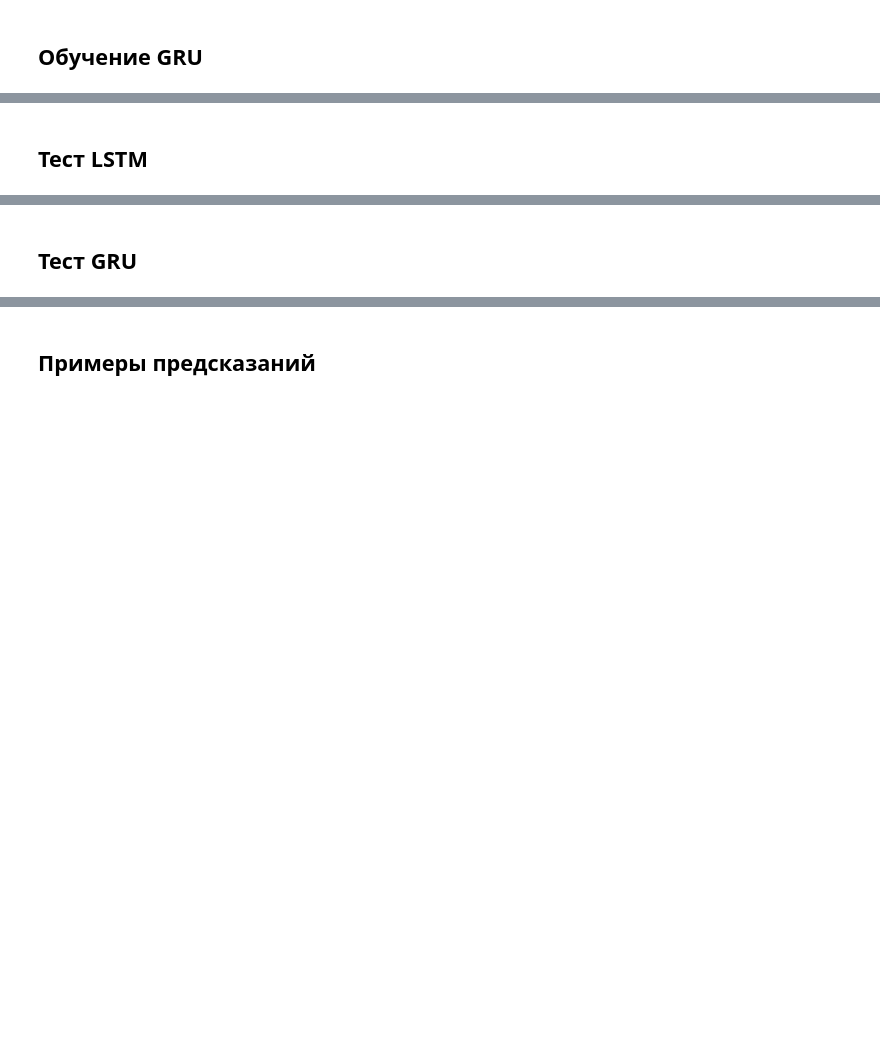
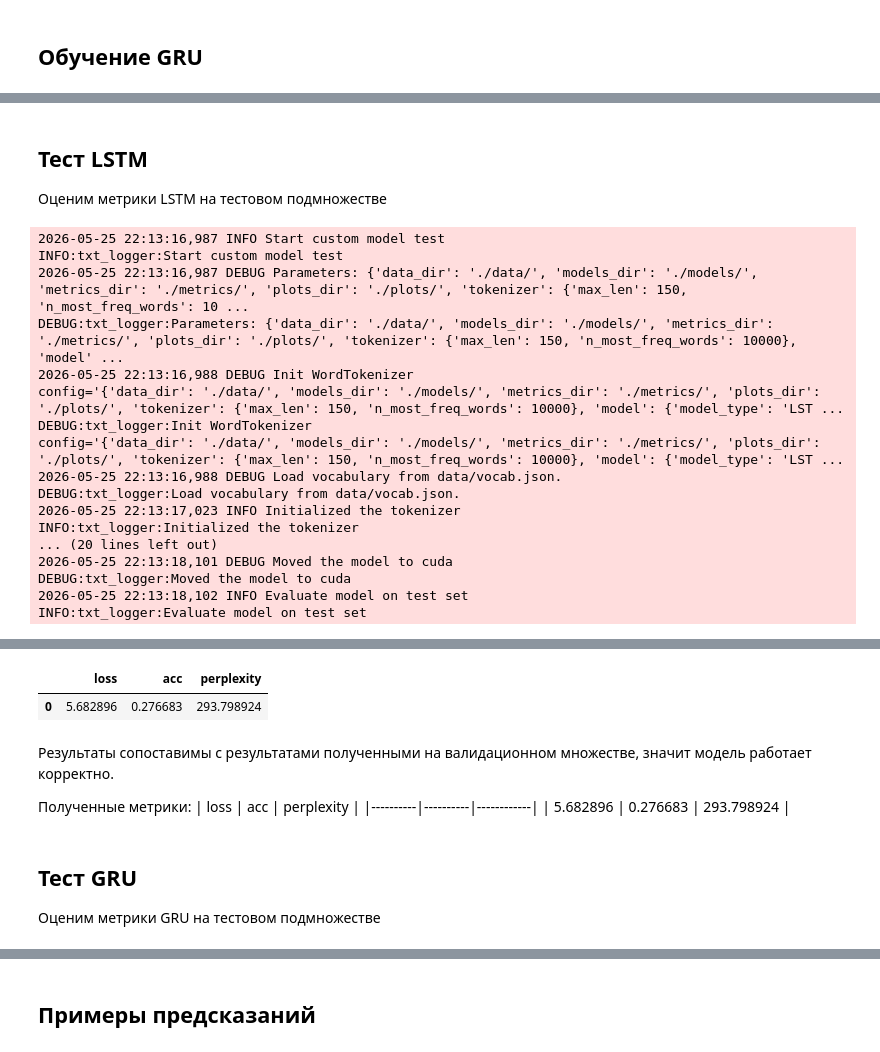
Before and after one commit to AlekseiBogachev/TextAutocompletionOnWikiText2, a Jupyter notebook: TextAutocompletionOnWikiText2.ipynb, the cells around one changed output, grey strips where cells are left out. Saved outputs shown, nothing was run; the diff lists cells and outputs as text; code cells hidden in the pictures; blank space fills up the shorter version.

```diff
--- a/TextAutocompletionOnWikiText2.ipynb
+++ b/TextAutocompletionOnWikiText2.ipynb
@@ -144,8 +569,30 @@ display(gru_train_metrics_df)
 # %% [markdown]
 ## Тест LSTM
+
+Оценим метрики LSTM на тестовом подмножестве
 # %%
-config["model"]["checkpoint_name"] = None
+config["model"]["checkpoint_name"] = "LSTM_epoch_0020_2026_05_25T22_01_33.pt"
+config["model"]["model_type"] = "LSTM"
+
 lstm_test_metrics = test_custom_model(config, logger=nb_logger)
 display(lstm_test_metrics)
 
 config["model"]["checkpoint_name"] = None
+# %% [output]
+2026-05-25 22:13:16,987 INFO Start custom model test
+INFO:txt_logger:Start custom model test
+2026-05-25 22:13:16,987 DEBUG Parameters: {'data_dir': './data/', 'models_dir': './models/', 'metrics_dir': './metrics/', 'plots_dir': './plots/', 'tokenizer': {'max_len': 150, 'n_most_freq_words': 10 ...
+DEBUG:txt_logger:Parameters: {'data_dir': './data/', 'models_dir': './models/', 'metrics_dir': './metrics/', 'plots_dir': './plots/', 'tokenizer': {'max_len': 150, 'n_most_freq_words': 10000}, 'model' ...
+2026-05-25 22:13:16,988 DEBUG Init WordTokenizer
+config='{'data_dir': './data/', 'models_dir': './models/', 'metrics_dir': './metrics/', 'plots_dir': './plots/', 'tokenizer': {'max_len': 150, 'n_most_freq_words': 10000}, 'model': {'model_type': 'LST ...
+DEBUG:txt_logger:Init WordTokenizer
+config='{'data_dir': './data/', 'models_dir': './models/', 'metrics_dir': './metrics/', 'plots_dir': './plots/', 'tokenizer': {'max_len': 150, 'n_most_freq_words': 10000}, 'model': {'model_type': 'LST ...
+2026-05-25 22:13:16,988 DEBUG Load vocabulary from data/vocab.json.
+DEBUG:txt_logger:Load vocabulary from data/vocab.json.
+2026-05-25 22:13:17,023 INFO Initialized the tokenizer
+INFO:txt_logger:Initialized the tokenizer
+... (20 lines left out)
+2026-05-25 22:13:18,101 DEBUG Moved the model to cuda
+DEBUG:txt_logger:Moved the model to cuda
+2026-05-25 22:13:18,102 INFO Evaluate model on test set
+INFO:txt_logger:Evaluate model on test set
@@ -152,3 +603,15 @@ config["model"]["checkpoint_name"] = None
+|  | loss | acc | perplexity |
+| 0 | 5.682896 | 0.276683 | 293.798924 |
+# %% [markdown]
+Результаты сопоставимы с результатами полученными на валидационном множестве,
+значит модель работает корректно.
+
+Полученные метрики:
+| loss     | acc      | perplexity |
+|----------|----------|------------|
+| 5.682896 | 0.276683 | 293.798924 |
 # %% [markdown]
 ## Тест GRU
+
+Оценим метрики GRU на тестовом подмножестве
 # %%
```
Also changed, not shown: parts of 71 cells of this notebook, 2 other files.
